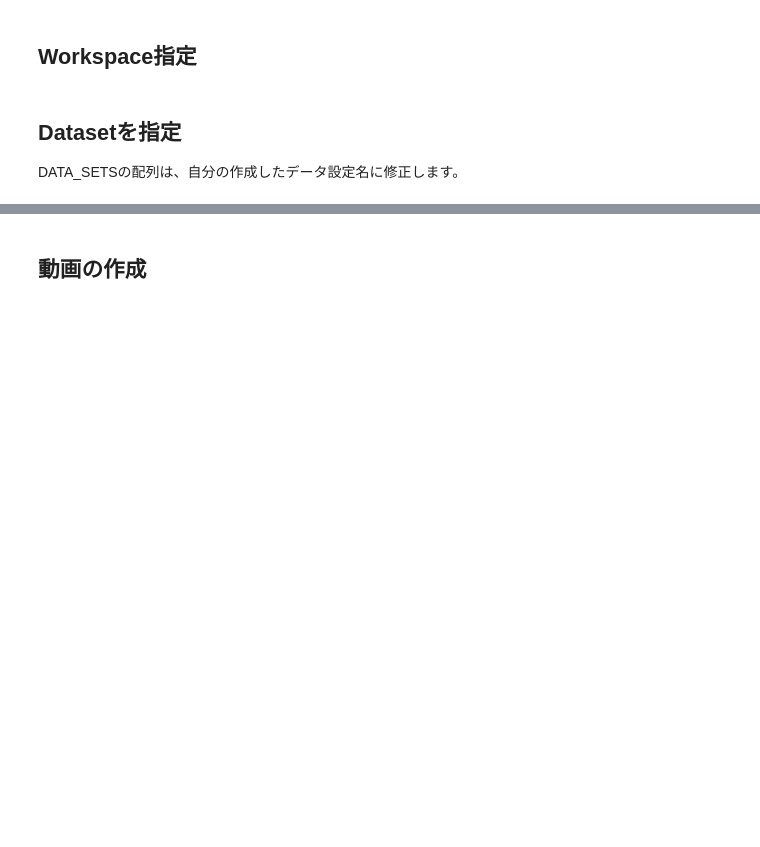
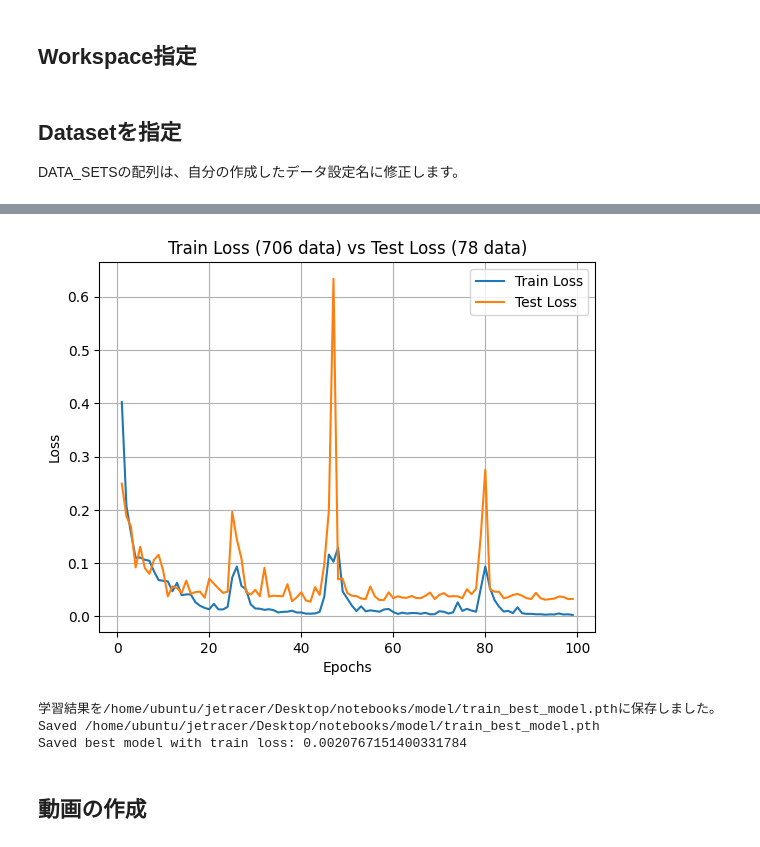
Before and after one commit to FaBoPlatform/jetracer, a Jupyter notebook: notebooks/15_train.ipynb, the cells around one changed output, grey strips where cells are left out. Saved outputs shown, nothing was run; the diff lists cells and outputs as text; code cells hidden in the pictures; blank space fills up the shorter version.

```diff
--- a/notebooks/15_train.ipynb
+++ b/notebooks/15_train.ipynb
@@ -26,7 +26,7 @@ else:
 DATA_SETSの配列は、自分の作成したデータ設定名に修正します。
 # %%
 #DATA_SETS = ["./dataset/straight_102/","./dataset/straight_110/"]
-DATA_SETS = ["./dataset/straight_105/"]
+DATA_SETS = ["./dataset/straight/","./dataset/common/","./dataset/left/"]
 # %%
 import torch
 import torchvision
@@ -389,24 +396,31 @@ display(data_collection_widget)
 # %%
+import re
+
 # EPOCS数を指定(50〜70 EPOCH, 理想は100 EPOCH)
-EPOCHS = 50
+EPOCHS = 100
 
-MAX_NON_IMPROVING_EPOCHS = 30
+MAX_NON_IMPROVING_EPOCHS = 50
 BATCH_SIZE = 8
 # 初期の最良の損失値を無限大として設定
 best_loss = float('inf')
 best_test_loss = float('inf')
 best_train_loss = float('inf')
 
 # 学習と評価の損失の履歴
 train_losses = []
 test_losses = []
 # エポックの履歴
 epochs = []
 
 load_model("")
 # best_model.pthを追加で学習する場合
 #load_model("best_model.pth")
 train_eval(batch_size=BATCH_SIZE, epoch=EPOCHS, stop_count=MAX_NON_IMPROVING_EPOCHS)
+# %% [output]
+[figure, added]
+学習結果を/home/ubuntu/jetracer/Desktop/notebooks/model/train_best_model.pthに保存しました。
+Saved /home/ubuntu/jetracer/Desktop/notebooks/model/train_best_model.pth
+Saved best model with train loss: 0.0020767151400331784
 # %% [markdown]
 ## 動画の作成
 # %%
```
Also changed, not shown: parts of 6 cells of this notebook, 2 other files.
